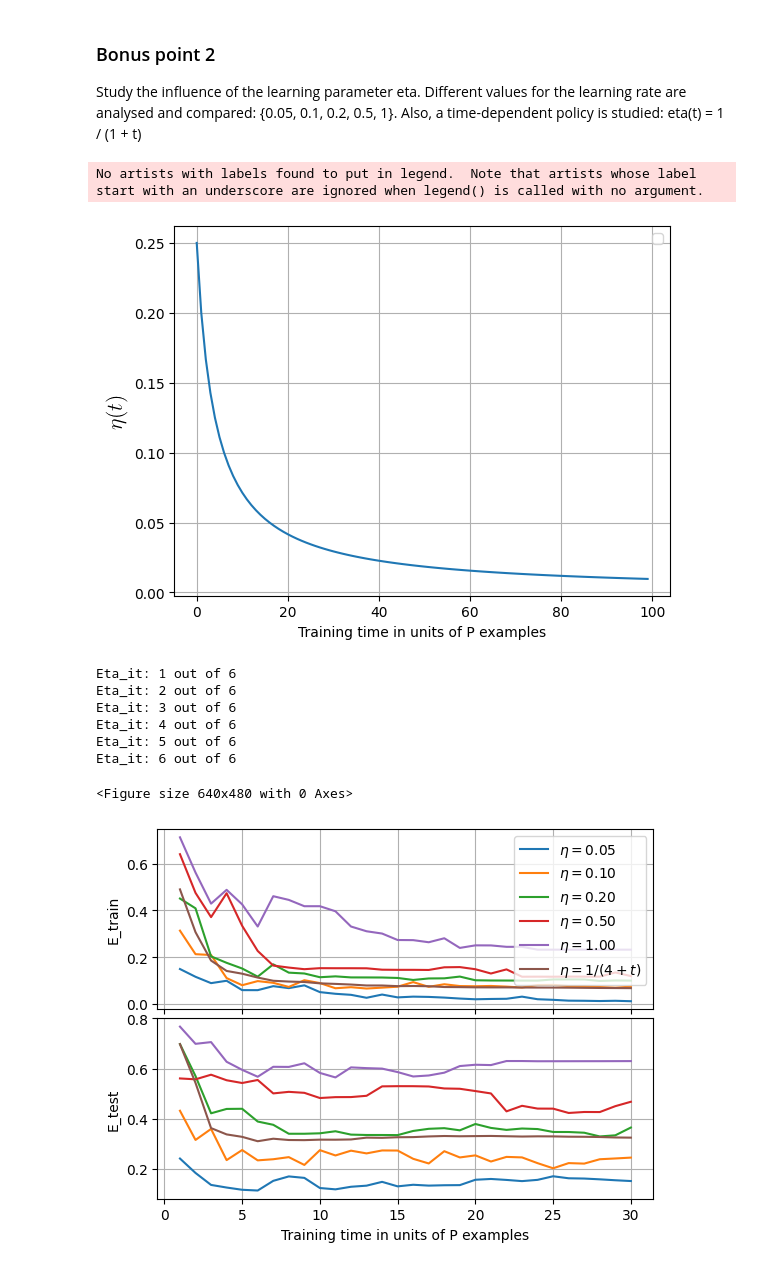
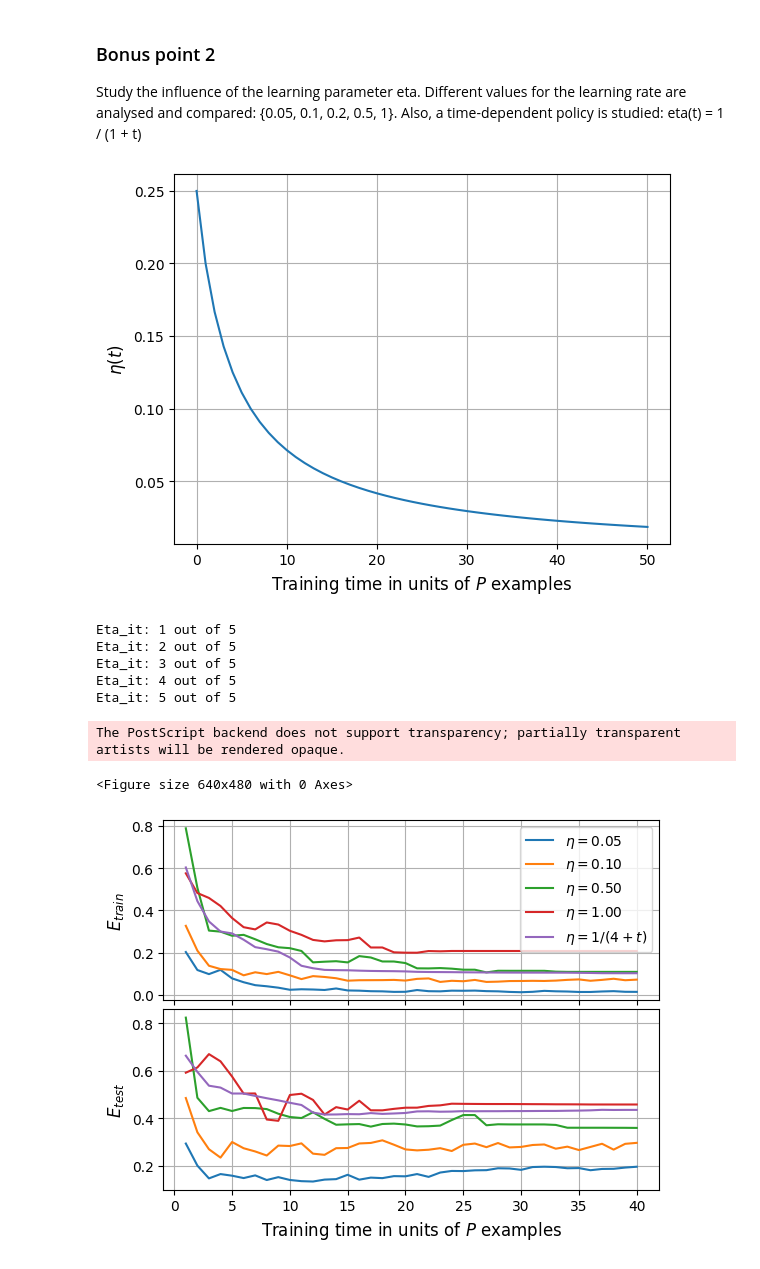
Before and after one commit to alsanron/NN-A3-Learning_by_gradient_descent, a Jupyter notebook: main.ipynb, the cells around one changed output. Saved outputs shown, nothing was run; the diff lists cells and outputs as text; code cells hidden in the pictures.

Commit message:
Main code + bonus points 1-2 revised and written

```diff
--- a/main.ipynb
+++ b/main.ipynb
@@ -87,7 +87,7 @@ def train_feed_forward_nn(Dataset, K, P, Q, t_max, eta=0.05, verbose=False):
     return (W, v), (E_train, E_test)
 # %%
 # Testing of the neural network
-K = 2; P = 100; Q = 200; t_max = 50; eta=0.05
+K = 2; P = 100; Q = 200; t_max = 20; eta=0.05
 (W, v), (E_train, E_test) = train_feed_forward_nn(D, K, P, Q, t_max, eta)
 # %%
 # Plot the final trained weight vectors and the evolution of the cost functions
@@ -182,24 +206,23 @@ Study the influence of the learning parameter eta. Different values for the lear
 def eta_l(t, a=1, b=4):
     return a / (b + t)
 
-times = range(0, 100)
+times = range(0, 50+1)
 etas = [eta_l(tt) for tt in times]
 plt.plot(times, etas)
-plt.xlabel('Training time in units of P examples')
-plt.ylabel('$\eta(t)$', usetex=1, fontsize=16)
+plt.xlabel('Training time in units of $P$ examples', fontsize=fontSize)
+plt.ylabel('$\eta(t)$', fontsize=fontSize)
 plt.grid()
 # plt.xticks(range(0, 2001, 200))
-plt.legend()
+# plt.legend(, fontsize=fontSize)
 
 
 np.save("Data_bonus/Bonus2/eta_t.npy", (times, etas))
-plt.savefig("Data_bonus/Bonus2/policy_eta.png")
+plt.savefig("Data_bonus/Bonus2/policy_eta.eps")
 # %% [output]
-No artists with labels found to put in legend.  Note that artists whose label start with an underscore are ignored when legend() is called with no argument.
-[figure, old version]
+[figure, new version]
 # %%
-eta_values = [0.05, 0.1, 0.2, 0.5, 1, eta_l]
-K = 2; P = 100; Q = 200; t_max = 30
+eta_values = [0.05, 0.1, 0.5, 1, eta_l]
+K = 2; P = 100; Q = 200; t_max = 40
 
 E_train_eta = []; E_test_eta = []
 
@@ -208,43 +231,43 @@ for eta_v in eta_values:
     (W, v), (E_train, E_test) = train_feed_forward_nn(D, K, P, Q, t_max, eta_v)
     E_train_eta.append(E_train); E_test_eta.append(E_test)
 # %% [output]
-Eta_it: 1 out of 6
-Eta_it: 2 out of 6
-Eta_it: 3 out of 6
-Eta_it: 4 out of 6
-Eta_it: 5 out of 6
-Eta_it: 6 out of 6
+Eta_it: 1 out of 5
+Eta_it: 2 out of 5
+Eta_it: 3 out of 5
+Eta_it: 4 out of 5
+Eta_it: 5 out of 5
 # %%
 plt.clf()
 fig = plt.figure()
 
 ax1 = fig.add_subplot(211)
 ax2 = fig.add_subplot(212)
 
 labels = []
 for ii in range(len(eta_values) - 1):
     labels.append('$\eta={:.2f}$'.format(eta_values[ii]))
 labels.append('$\eta=1/(4 + t)$')
 
 for ii in range(len(E_train_eta)):
     ax1.plot(range(1, t_max+1), E_train_eta[ii], label=labels[ii])
     ax2.plot(range(1, t_max+1), E_test_eta[ii], label=labels[ii])
 
 plt.subplots_adjust(hspace=.05)
 # plt.plot(t, E_test, label='E_test', color='r')
 ax1.set_xlabel('')
-ax1.set_ylabel('E_train')
+ax1.set_ylabel('$E_{train}$', fontsize=fontSize)
 
 
-ax2.set_xlabel('Training time in units of P examples')
-ax2.set_ylabel('E_test')
+ax2.set_xlabel('Training time in units of $P$ examples', fontsize=fontSize)
+ax2.set_ylabel('$E_{test}$', fontsize=fontSize)
 
 ax1.grid('minor', which='both')
 ax2.grid('minor', 'both')
-ax1.legend(loc='upper right')
+ax1.legend(loc='upper right', fontsize=10)
 
 np.save("Data_bonus/Bonus2/evolutions.npy", (E_train_eta, E_test_eta))
-plt.savefig("Data_bonus/Bonus2/evolutions.png")
+plt.savefig("Data_bonus/Bonus2/evolutions.eps")
 # %% [output]
-<Figure size 640x480 with 0 Axes>
+The PostScript backend does not support transparency; partially transparent artists will be rendered opaque.
+<Figure size 640x480 with 0 Axes>
-[figure, old version]
+[figure, new version]
```
Also changed, not shown: parts of 7 cells of this notebook, 15 other files.
